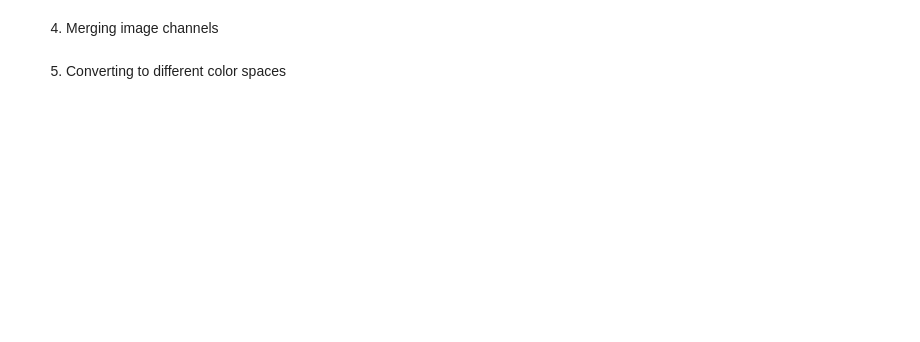
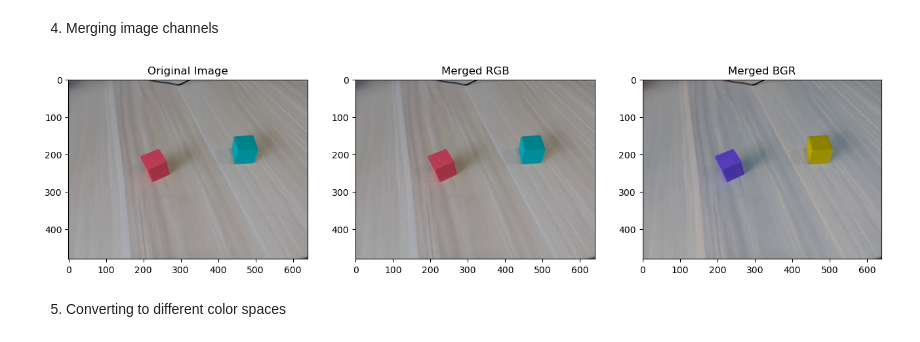
Before and after one commit to jagolde/funrobo_robot_perception, a Jupyter notebook: class_activity_1.ipynb, the cells around one changed output. Cells and saved outputs as stored; diff of their text form; code cells hidden in the pictures; blank space fills up the shorter version.

```diff
--- a/class_activity_1.ipynb
+++ b/class_activity_1.ipynb
@@ -92,21 +108,24 @@ plt.show()
 # %%
 #TODO: What can be split can be merged. Use the cv.merge function to merge the individual channels together
 
-# merged_img_rgb = ??
-# merged_img_bgr = ??
+merged_img_rgb = cv.merge(channels)
+r, g, b = channels
+merged_img_bgr = cv.merge([b, g ,r])
 
 #TODO: Does the order of merging matter? Find out!
 
-# titles = ['Original Image', 'Merged RGB', 'Merged BGR']
-# plt.figure(figsize=(16, 6))
-# plt.subplot(1,3,1)
-# plt.imshow(img_rgb), plt.title(titles[0])
-# plt.subplot(1,3,2)
-# plt.imshow(merged_img_rgb), plt.title(titles[1])
-# plt.subplot(1,3,3)
-# plt.imshow(merged_img_bgr), plt.title(titles[2])
+titles = ['Original Image', 'Merged RGB', 'Merged BGR']
+plt.figure(figsize=(16, 6))
+plt.subplot(1,3,1)
+plt.imshow(img_rgb), plt.title(titles[0])
+plt.subplot(1,3,2)
+plt.imshow(merged_img_rgb), plt.title(titles[1])
+plt.subplot(1,3,3)
+plt.imshow(merged_img_bgr), plt.title(titles[2])
 
-# plt.show()
+plt.show()
+# %% [output]
+[figure, added]
 # %% [markdown]
 5. Converting to different color spaces
 # %%
```
Also changed, not shown: parts of 19 cells of this notebook, 2 other files.
